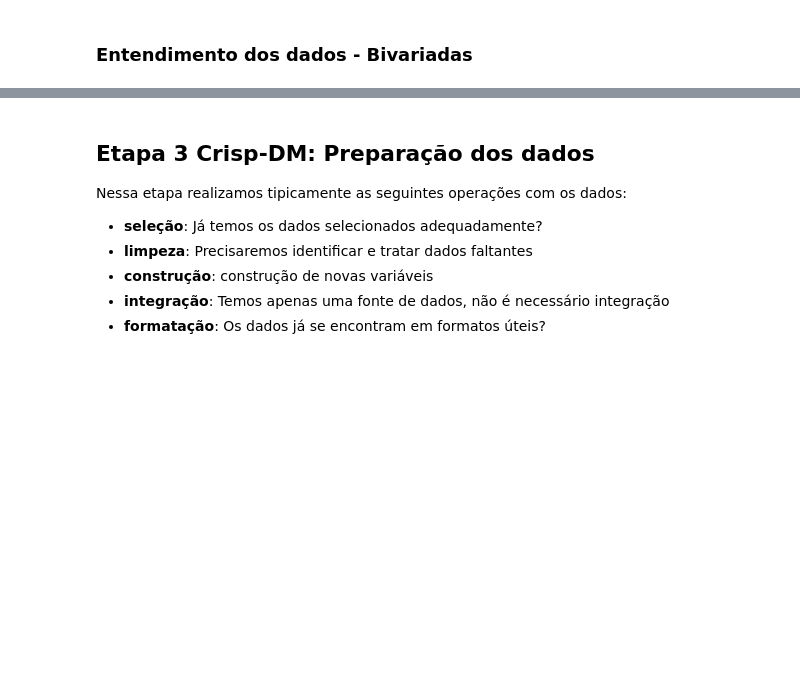
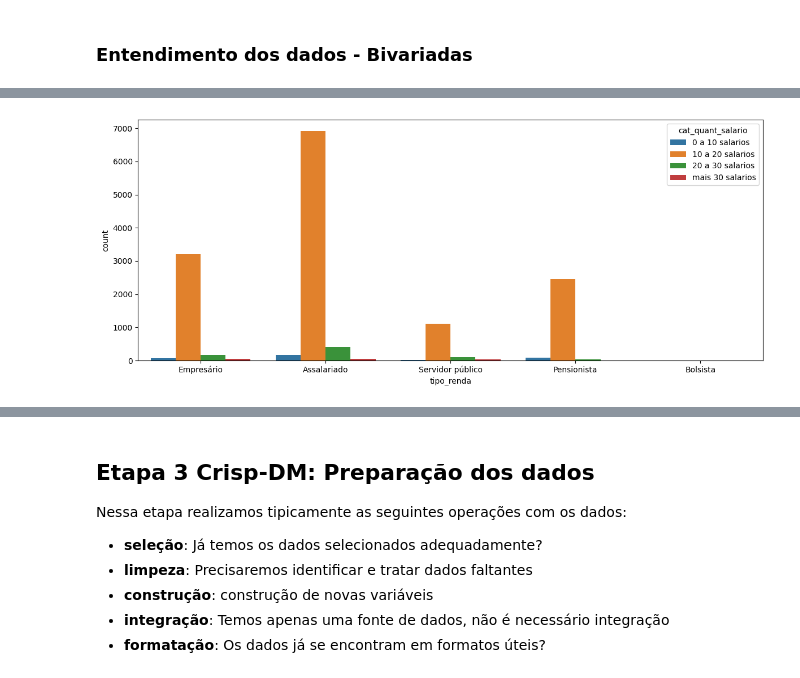
Before and after one commit to piresthiago10/estudos_data_science, a Jupyter notebook: modulo_16_encadeamento_metodos/projeto 2/projeto-2.ipynb, the cells around one changed output, grey strips where cells are left out. Saved outputs shown, nothing was run; the diff lists cells and outputs as text; code cells hidden in the pictures; blank space fills up the shorter version.

```diff
--- a/modulo_16_encadeamento_metodos/projeto 2/projeto-2.ipynb
+++ b/modulo_16_encadeamento_metodos/projeto 2/projeto-2.ipynb
@@ -76,0 +220,7 @@ prof.to_file('./output/renda_analisys.html')
+# %%
+plt.rcParams["figure.figsize"] = [12.00, 5.0]
+plt.rcParams["figure.autolayout"] = True
+sns.countplot(data = renda_classificada, x = "tipo_renda", hue = "cat_quant_salario")
+plt.show()
+# %% [output]
+[figure, added]
```
Also changed, not shown: parts of 24 cells of this notebook, 1 other file.
